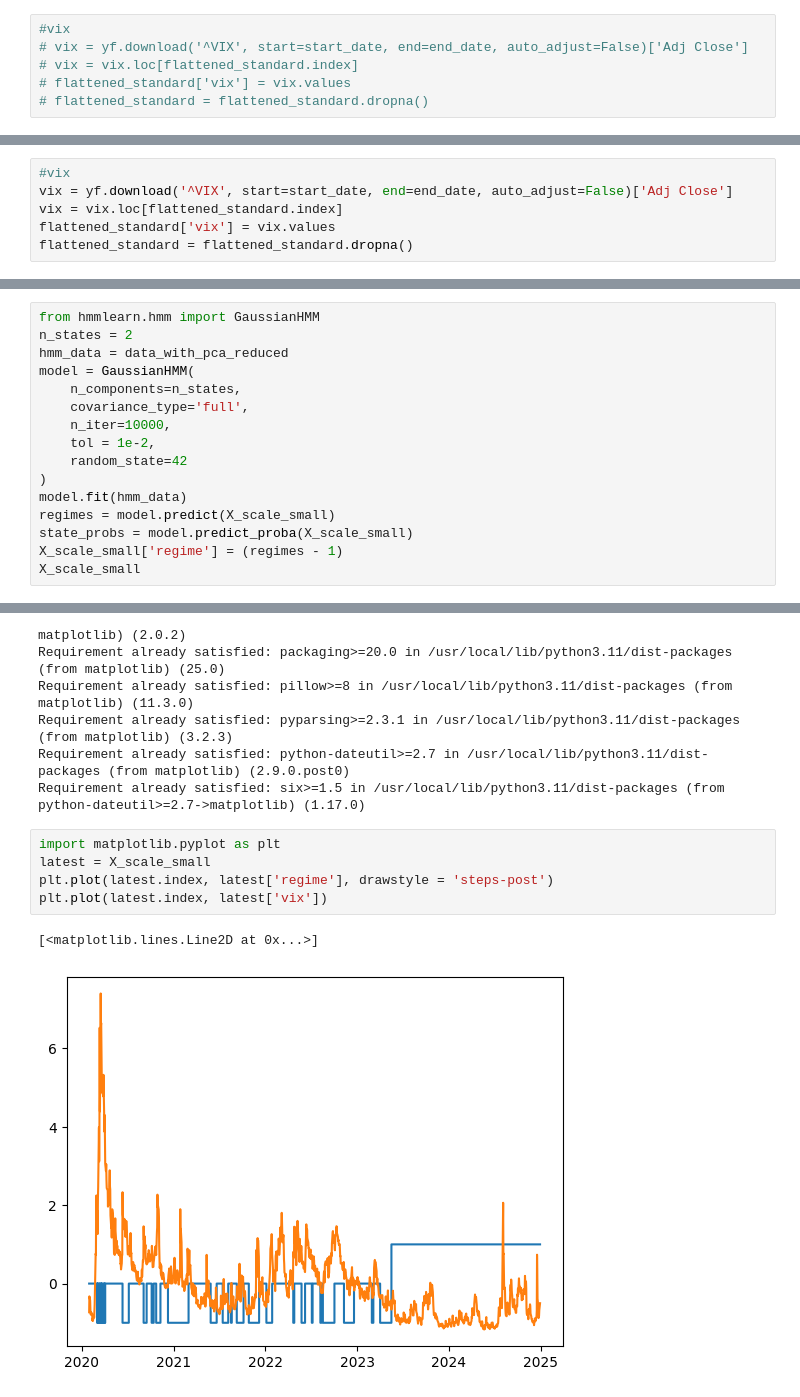
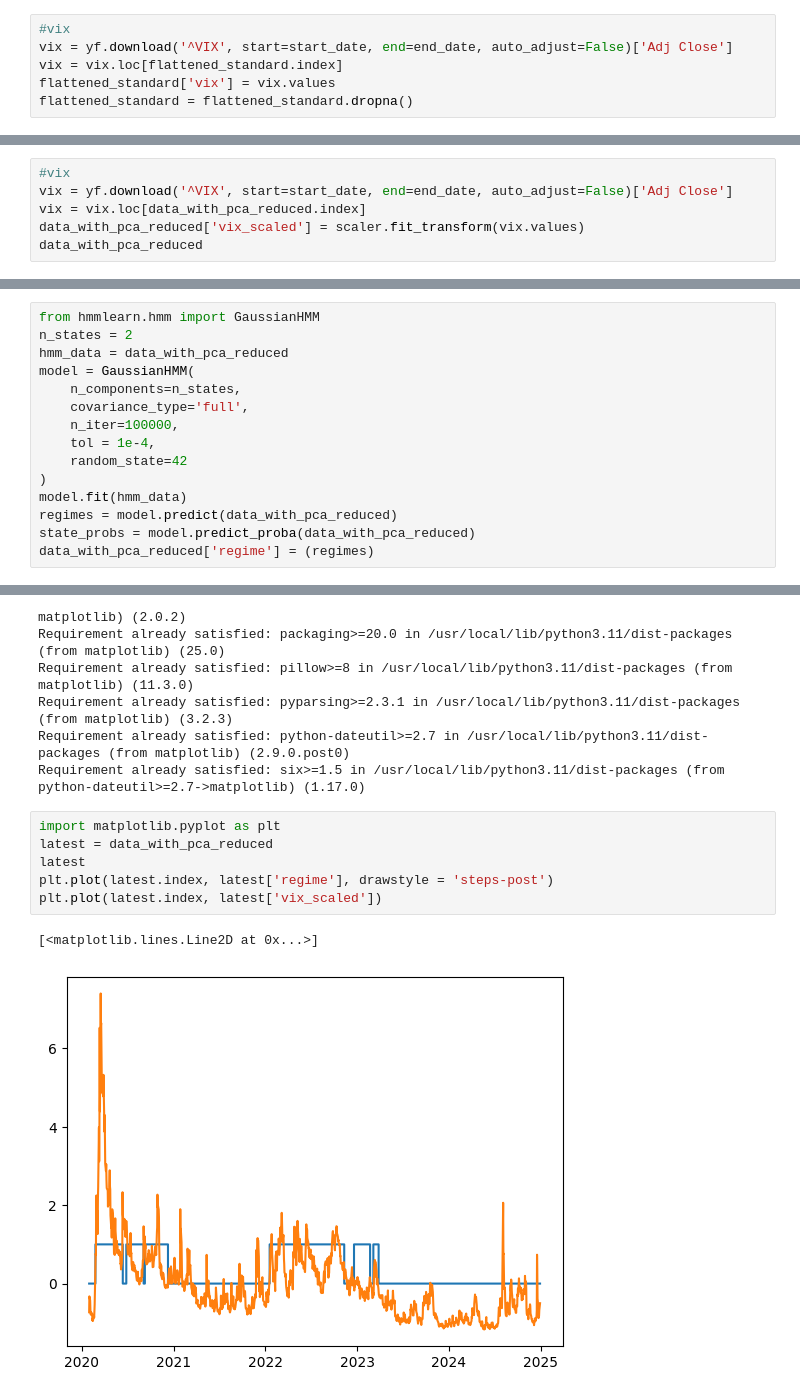
Before and after one commit to suryasridhar/regime-detection-and-optimization, a Jupyter notebook: ETF_HMM_Regime.ipynb, the cells around one changed output, grey strips where cells are left out. Cells and saved outputs as stored; diff of their text form.

Commit message:
2-state plotted for HMM

```diff
--- a/ETF_HMM_Regime.ipynb
+++ b/ETF_HMM_Regime.ipynb
@@ -163,10 +163,10 @@ flattened_standard.columns = [
 # drop rows with NaN
 # %%
 #vix
-# vix = yf.download('^VIX', start=start_date, end=end_date, auto_adjust=False)['Adj Close']
-# vix = vix.loc[flattened_standard.index]
-# flattened_standard['vix'] = vix.values
-# flattened_standard = flattened_standard.dropna()
+vix = yf.download('^VIX', start=start_date, end=end_date, auto_adjust=False)['Adj Close']
+vix = vix.loc[flattened_standard.index]
+flattened_standard['vix'] = vix.values
+flattened_standard = flattened_standard.dropna()
 # %% [output]
 [*********************100%***********************]  1 of 1 completed
 # %% [markdown]
@@ -216,6 +217,6 @@ data_with_pca_reduced
 # %%
 #vix
 vix = yf.download('^VIX', start=start_date, end=end_date, auto_adjust=False)['Adj Close']
-vix = vix.loc[flattened_standard.index]
-flattened_standard['vix'] = vix.values
-flattened_standard = flattened_standard.dropna()
+vix = vix.loc[data_with_pca_reduced.index]
+data_with_pca_reduced['vix_scaled'] = scaler.fit_transform(vix.values)
+data_with_pca_reduced
@@ -235,12 +252,11 @@ hmm_data = data_with_pca_reduced
 model = GaussianHMM(
     n_components=n_states,
     covariance_type='full',
-    n_iter=10000,
-    tol = 1e-2,
+    n_iter=100000,
+    tol = 1e-4,
     random_state=42
 )
 model.fit(hmm_data)
-regimes = model.predict(X_scale_small)
-state_probs = model.predict_proba(X_scale_small)
-X_scale_small['regime'] = (regimes - 1)
-X_scale_small
+regimes = model.predict(data_with_pca_reduced)
+state_probs = model.predict_proba(data_with_pca_reduced)
+data_with_pca_reduced['regime'] = (regimes)
@@ -281,9 +281,10 @@ Requirement already satisfied: python-dateutil>=2.7 in /usr/local/lib/python3.11
 Requirement already satisfied: six>=1.5 in /usr/local/lib/python3.11/dist-packages (from python-dateutil>=2.7->matplotlib) (1.17.0)
 # %%
 import matplotlib.pyplot as plt
-latest = X_scale_small
+latest = data_with_pca_reduced
+latest
 plt.plot(latest.index, latest['regime'], drawstyle = 'steps-post')
-plt.plot(latest.index, latest['vix'])
+plt.plot(latest.index, latest['vix_scaled'])
 # %% [output]
 [<matplotlib.lines.Line2D at 0x...>]
-[figure, old version]
+[figure, new version]
```
Also changed, not shown: parts of 5 cells of this notebook.
